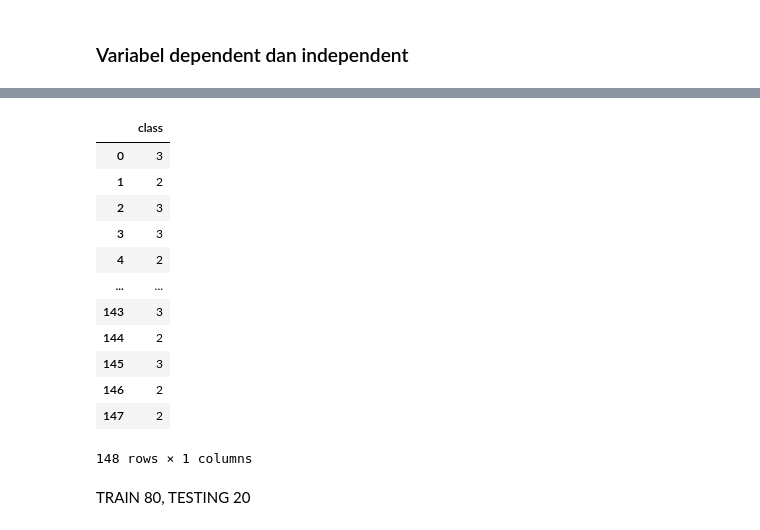
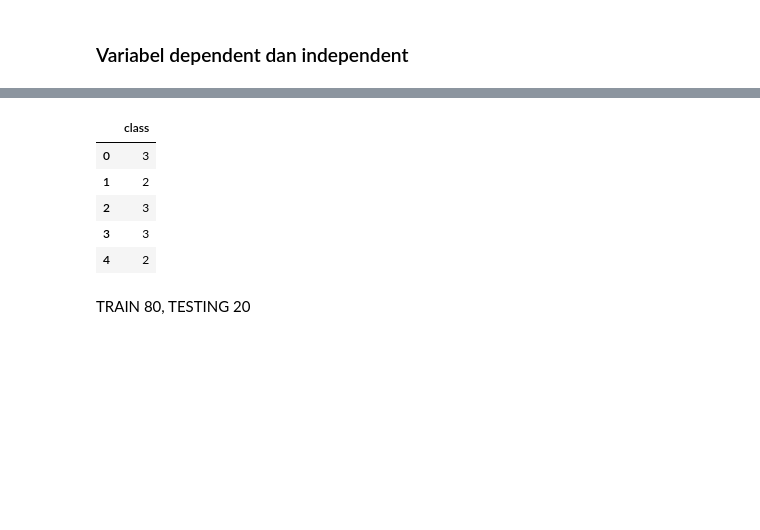
Before and after one commit to patgrace/randomforest, a Jupyter notebook: LymphClassifier.ipynb, the cells around one changed output, grey strips where cells are left out. Drawn from its saved outputs; the diff is of its cells as text; code cells hidden in the pictures; blank space fills up the shorter version.

```diff
--- a/LymphClassifier.ipynb
+++ b/LymphClassifier.ipynb
@@ -134,21 +119,14 @@ X
 # %%
 # Data Testing
 y= [0]
 y=df.loc[:, df.columns[y]]
-y
+y.head()
 # %% [output]
 |  | class |
 | 0 | 3 |
 | 1 | 2 |
 | 2 | 3 |
 | 3 | 3 |
 | 4 | 2 |
-| ... | ... |
-| 143 | 3 |
-| 144 | 2 |
-| 145 | 3 |
-| 146 | 2 |
-| 147 | 2 |
-148 rows × 1 columns
 # %%
 #train test split (30) test_size = 0.2
```
Also changed, not shown: parts of 29 cells of this notebook.
